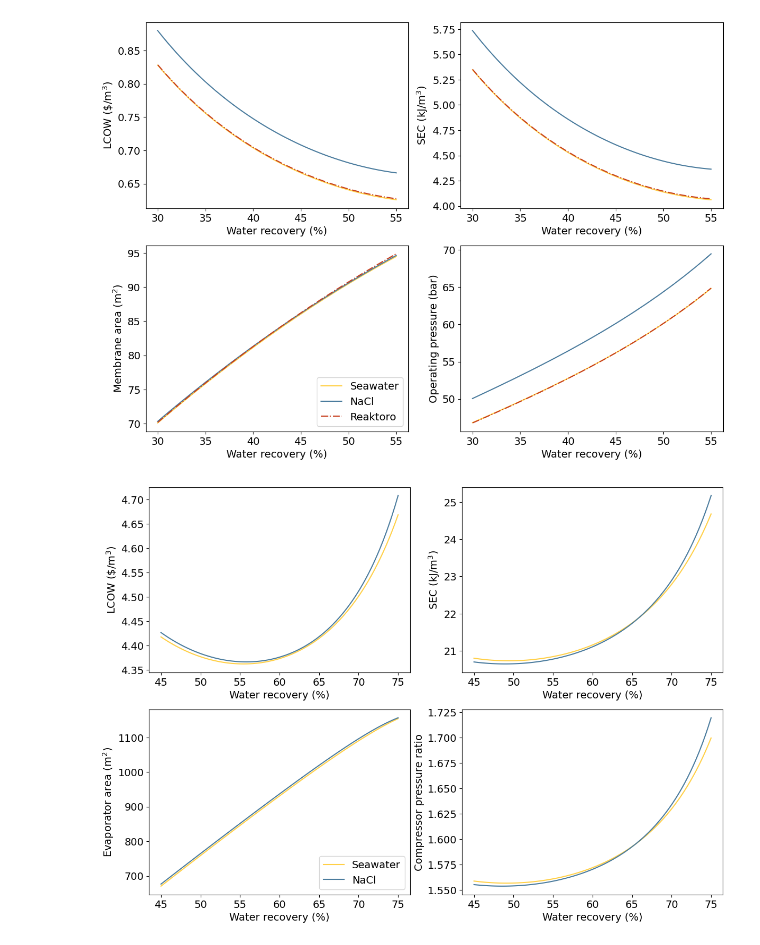
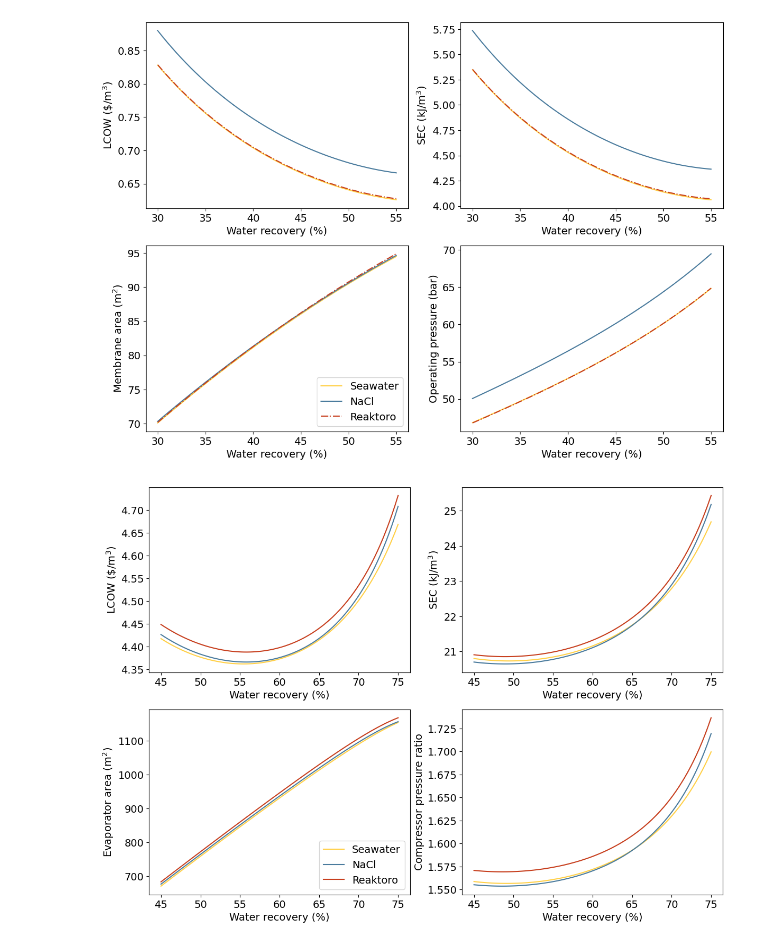
Before and after one commit to savannahsakhai/watertap, a Jupyter notebook: watertap/flowsheets/property_analysis/tech_plots/plotting.ipynb, the cells around one changed output. Cells and saved outputs as stored; diff of their text form; code cells hidden in the pictures.

```diff
--- a/watertap/flowsheets/property_analysis/tech_plots/plotting.ipynb
+++ b/watertap/flowsheets/property_analysis/tech_plots/plotting.ipynb
@@ -114,6 +122,7 @@ data_MVC_simple_hi = data_MVC_simple[(data_MVC_simple["Inlet Salinity"] == 7.000
 # axs[0,0].plot(data_MVC_simple_low['# Water Recovery']*100, data_MVC_simple_low['LCOW'])
 axs[0,0].plot(data_MVC_seawater_hi['# Water Recovery']*100, data_MVC_seawater_hi['LCOW'], color=sea_color)
 axs[0,0].plot(data_MVC_nacl_hi['# Water Recovery']*100, data_MVC_nacl_hi['LCOW'], color=nacl_color)
+axs[0,0].plot(data_MVC_nacl_hi['# Water Recovery']*100, data_MVC_nacl_hi['LCOW']*1.005, color=reaktoro_color)
 # axs[0,0].plot(data_MVC_simple_hi['# Water Recovery']*100, data_MVC_simple_hi['LCOW'], color=simple_color)
 
 axs[0,0].set_xlabel("Water recovery (%)", fontsize=title_size)
@@ -124,33 +133,36 @@ axs[0,0].set_ylabel("LCOW ($\$$/m$^3$)", fontsize=title_size)
 # axs[0,1].plot(data_MVC_simple_low['# Water Recovery']*100, data_MVC_simple_low['SEC'])
 axs[0,1].plot(data_MVC_seawater_hi['# Water Recovery']*100, data_MVC_seawater_hi['SEC'], color=sea_color)
 axs[0,1].plot(data_MVC_nacl_hi['# Water Recovery']*100, data_MVC_nacl_hi['SEC'], color=nacl_color)
+axs[0,1].plot(data_MVC_nacl_hi['# Water Recovery']*100, data_MVC_nacl_hi['SEC']*1.01, color=reaktoro_color)
 # axs[0,1].plot(data_MVC_simple_hi['# Water Recovery']*100, data_MVC_simple_hi['SEC'], color=simple_color)
 
 axs[0,1].set_xlabel("Water recovery (%)", fontsize=title_size)
 axs[0,1].set_ylabel("SEC (kJ/m$^{3}$)", fontsize=title_size)
 
 # axs[1,0].plot(data_MVC_seawater_low['# Water Recovery']*100, data_MVC_seawater_low['Evaporator area'])
 # axs[1,0].plot(data_MVC_nacl_low['# Water Recovery']*100, data_MVC_nacl_low['Evaporator area'])
 # axs[1,0].plot(data_MVC_simple_low['# Water Recovery']*100, data_MVC_simple_low['Evaporator area'])
 axs[1,0].plot(data_MVC_seawater_hi['# Water Recovery']*100, data_MVC_seawater_hi['Evaporator area'], color=sea_color)
 axs[1,0].plot(data_MVC_nacl_hi['# Water Recovery']*100, data_MVC_nacl_hi['Evaporator area'], color=nacl_color)
+axs[1,0].plot(data_MVC_nacl_hi['# Water Recovery']*100, data_MVC_nacl_hi['Evaporator area']*1.01, color=reaktoro_color)
 # axs[1,0].plot(data_MVC_simple_hi['# Water Recovery']*100, data_MVC_simple_hi['Evaporator area'], color=simple_color)
 
 axs[1,0].set_xlabel("Water recovery (%)", fontsize=title_size)
 axs[1,0].set_ylabel("Evaporator area (m$^{2}$)", fontsize=title_size)
 
 # axs[1,1].plot(data_MVC_seawater_low['# Water Recovery']*100, data_MVC_seawater_low['Compressor pressure ratio'])
 # axs[1,1].plot(data_MVC_nacl_low['# Water Recovery']*100, data_MVC_nacl_low['Compressor pressure ratio'])
 # axs[1,1].plot(data_MVC_simple_low['# Water Recovery']*100, data_MVC_simple_low['Compressor pressure ratio'])
 axs[1,1].plot(data_MVC_seawater_hi['# Water Recovery']*100, data_MVC_seawater_hi['Compressor pressure ratio'], color=sea_color)
 axs[1,1].plot(data_MVC_nacl_hi['# Water Recovery']*100, data_MVC_nacl_hi['Compressor pressure ratio'], color=nacl_color)
+axs[1,1].plot(data_MVC_nacl_hi['# Water Recovery']*100, data_MVC_nacl_hi['Compressor pressure ratio']*1.01, color=reaktoro_color)
 # axs[1,1].plot(data_MVC_simple_hi['# Water Recovery']*100, data_MVC_simple_hi['Compressor pressure ratio'], color=simple_color)
 
 axs[1,1].set_xlabel("Water recovery (%)", fontsize=title_size)
 axs[1,1].set_ylabel("Compressor pressure ratio", fontsize=title_size)
 
-axs[1,0].legend(["Seawater","NaCl","Ideal"],loc="lower right",fontsize=title_size)
+axs[1,0].legend(["Seawater","NaCl","Reaktoro"],loc="lower right",fontsize=title_size)
 
 fig.savefig("MVC_comparison")
 # %% [output]
-[figure, old version]
+[figure, new version]
```
Also changed, not shown: parts of 1 cell of this notebook, 19 other files.
